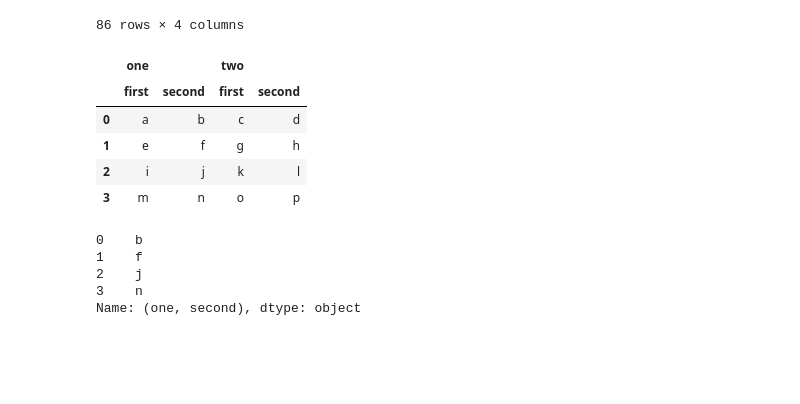
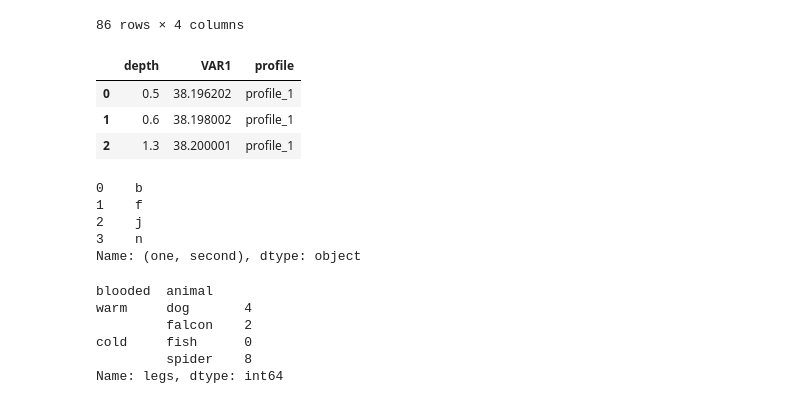
Before and after one commit to ifcheung2012/industryleader, a Jupyter notebook: statics.ipynb, the cells around one changed output. Cells and saved outputs as stored; diff of their text form; code cells hidden in the pictures; blank space fills up the shorter version.

```diff
--- a/statics.ipynb
+++ b/statics.ipynb
@@ -74,22 +74,20 @@ df1
 | 84 | BK0451 | 90 | 房地产开发 | -6.630099 |
 | 85 | BK1031 | 90 | 光伏设备 | -8.495444 |
 86 rows × 4 columns
-# %%
-import pandas as pd
-dfmi = pd.DataFrame([list('abcd'),
-   list('efgh'),
-   list('ijkl'),
-   list('mnop')],
-   columns=pd.MultiIndex.from_product([['one', 'two'],
-                                       ['first', 'second']]))
-dfmi
-# %% [output]
-|  | one |  | two |  |
-|  | first | second | first | second |
-| 0 | a | b | c | d |
-| 1 | e | f | g | h |
-| 2 | i | j | k | l |
-| 3 | m | n | o | p |
+# %%
+import pandas as pd
+import numpy as np
+
+df1 = pd.DataFrame({'depth': [0.500000,0.600000,1.300000],'VAR1': [38.196202,38.198002,38.200001],'profile': ['profile_1','profile_1','profile_1']})
+df2 = pd.DataFrame({'depth': [0.600000,1.100000,1.200000],'VAR2': [0.20440,0.20442,0.20446]})
+df3 = pd.DataFrame({'depth': [1.200000,1.300000,1.400000],'VAR3': [15.1880,15.1820,15.1820]})
+df1
+df1
+# %% [output]
+|  | depth | VAR1 | profile |
+| 0 | 0.5 | 38.196202 | profile_1 |
+| 1 | 0.6 | 38.198002 | profile_1 |
+| 2 | 1.3 | 38.200001 | profile_1 |
 # %%
 # dfmi['one']['second']
 dfmi.loc[:, ('one', 'second')]
@@ -99,3 +97,21 @@ dfmi.loc[:, ('one', 'second')]
 2    j
 3    n
 Name: (one, second), dtype: object
+# %%
+
+import pandas as pd
+import numpy as np
+
+idx = pd.MultiIndex.from_arrays([
+    ['warm', 'warm', 'cold', 'cold'],
+    ['dog', 'falcon', 'fish', 'spider']],
+    names=['blooded', 'animal'])
+s = pd.Series([4, 2, 0, 8], name='legs', index=idx)
+s
+# %% [output]
+blooded  animal
+warm     dog       4
+         falcon    2
+cold     fish      0
+         spider    8
+Name: legs, dtype: int64
```
Also changed, not shown: 3 other files.
